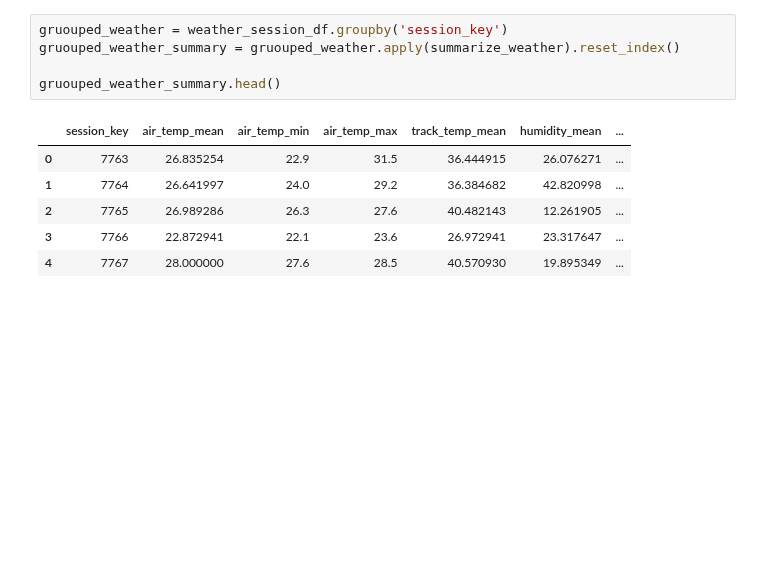
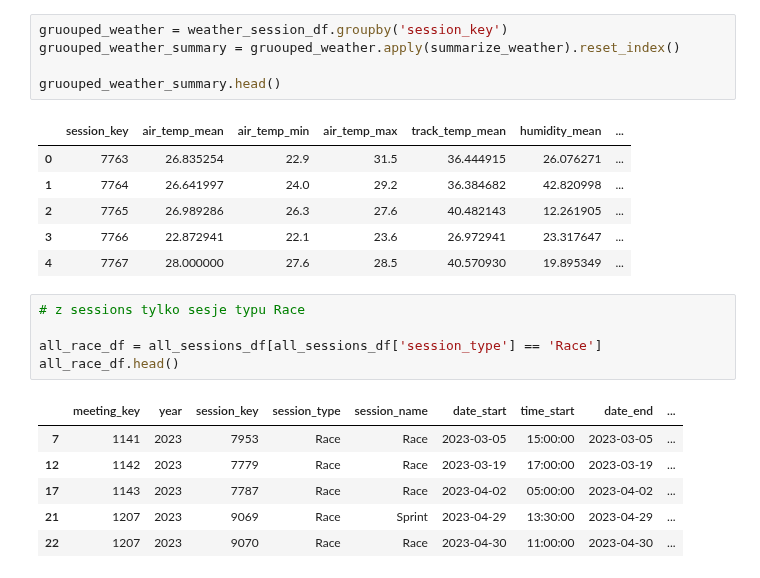
Before and after one commit to szylvvia/f1_races_progress_predict, a Jupyter notebook: openf1_api_dataset.ipynb, the cells around one changed output. Cells and saved outputs as stored; diff of their text form; blank space fills up the shorter version.

```diff
--- a/openf1_api_dataset.ipynb
+++ b/openf1_api_dataset.ipynb
@@ -890,3 +932,15 @@ gruouped_weather_summary.head()
 | 2 | 7765 | 26.989286 | 26.3 | 27.6 | 40.482143 | 12.261905 | ... |
 | 3 | 7766 | 22.872941 | 22.1 | 23.6 | 26.972941 | 23.317647 | ... |
 | 4 | 7767 | 28.000000 | 27.6 | 28.5 | 40.570930 | 19.895349 | ... |
+# %%
+# z sessions tylko sesje typu Race
+
+all_race_df = all_sessions_df[all_sessions_df['session_type'] == 'Race']
+all_race_df.head()
+# %% [output]
+|  | meeting_key | year | session_key | session_type | session_name | date_start | time_start | date_end | ... |
+| 7 | 1141 | 2023 | 7953 | Race | Race | 2023-03-05 | 15:00:00 | 2023-03-05 | ... |
+| 12 | 1142 | 2023 | 7779 | Race | Race | 2023-03-19 | 17:00:00 | 2023-03-19 | ... |
+| 17 | 1143 | 2023 | 7787 | Race | Race | 2023-04-02 | 05:00:00 | 2023-04-02 | ... |
+| 21 | 1207 | 2023 | 9069 | Race | Sprint | 2023-04-29 | 13:30:00 | 2023-04-29 | ... |
+| 22 | 1207 | 2023 | 9070 | Race | Race | 2023-04-30 | 11:00:00 | 2023-04-30 | ... |
```
Also changed, not shown: parts of 12 cells of this notebook.
